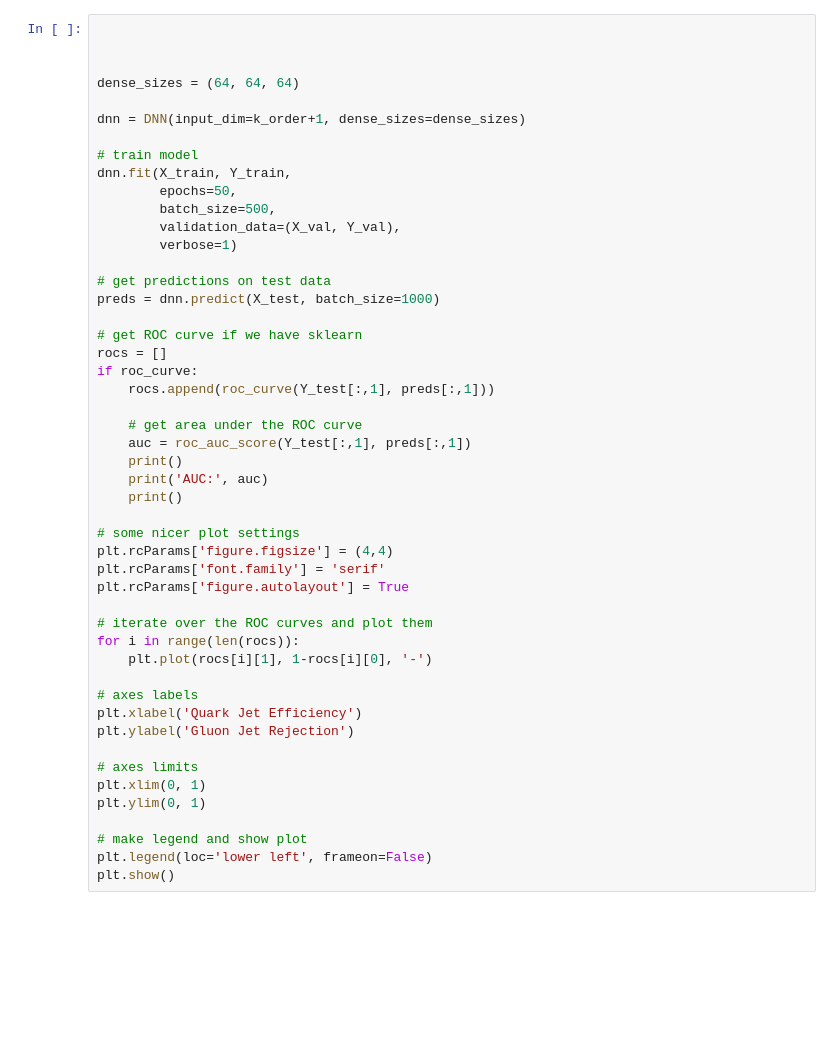
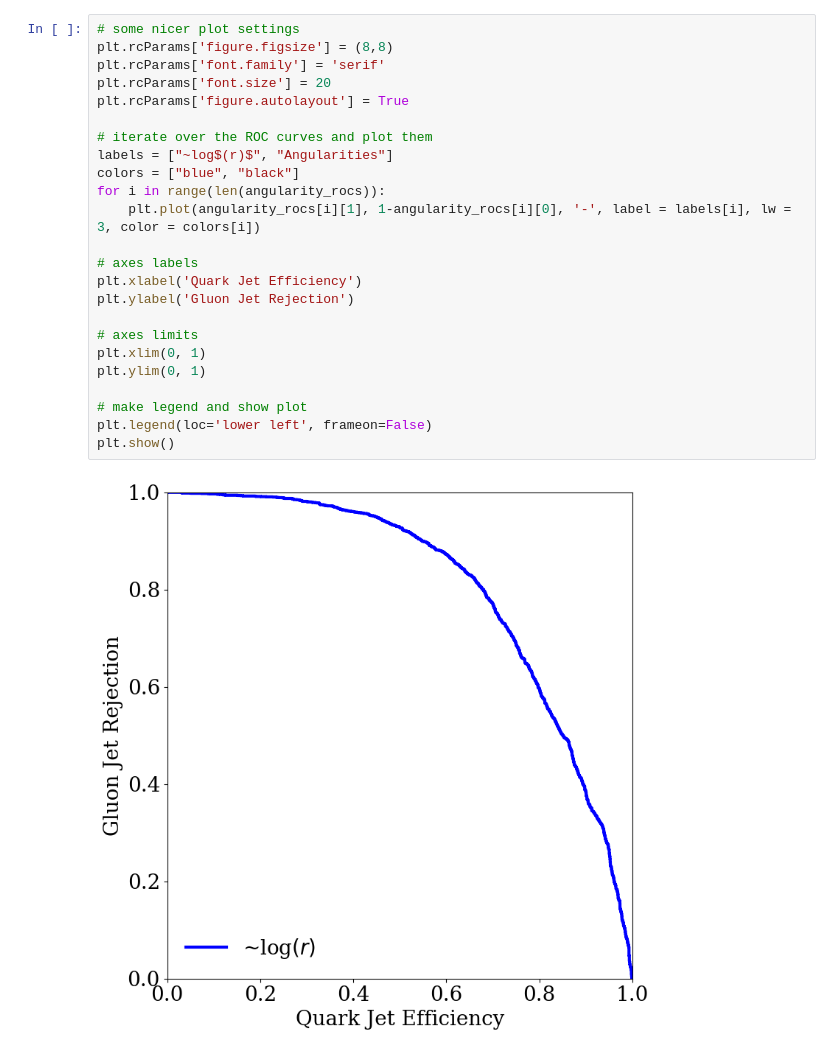
Before and after one commit to rikab/MomentAnalysis, a Jupyter notebook: log_moments.ipynb, the cells around one changed output. Cells and saved outputs as stored; diff of their text form; blank space fills up the shorter version.

```diff
--- a/log_moments.ipynb
+++ b/log_moments.ipynb
@@ -117,49 +585,26 @@ Error:
 # %%
-
-
-
-dense_sizes = (64, 64, 64)
-
-dnn = DNN(input_dim=k_order+1, dense_sizes=dense_sizes)
-
-# train model
-dnn.fit(X_train, Y_train,
-        epochs=50,
-        batch_size=500,
-        validation_data=(X_val, Y_val),
-        verbose=1)
-
-# get predictions on test data
-preds = dnn.predict(X_test, batch_size=1000)
-
-# get ROC curve if we have sklearn
-rocs = []
-if roc_curve:
-    rocs.append(roc_curve(Y_test[:,1], preds[:,1]))
-
-    # get area under the ROC curve
-    auc = roc_auc_score(Y_test[:,1], preds[:,1])
-    print()
-    print('AUC:', auc)
-    print()
-
 # some nicer plot settings
-plt.rcParams['figure.figsize'] = (4,4)
+plt.rcParams['figure.figsize'] = (8,8)
 plt.rcParams['font.family'] = 'serif'
+plt.rcParams['font.size'] = 20
 plt.rcParams['figure.autolayout'] = True
 
 # iterate over the ROC curves and plot them
-for i in range(len(rocs)):
-    plt.plot(rocs[i][1], 1-rocs[i][0], '-')
+labels = ["~log$(r)$", "Angularities"]
+colors = ["blue", "black"]
+for i in range(len(angularity_rocs)):
+    plt.plot(angularity_rocs[i][1], 1-angularity_rocs[i][0], '-', label = labels[i], lw = 3, color = colors[i])
 
 # axes labels
 plt.xlabel('Quark Jet Efficiency')
 plt.ylabel('Gluon Jet Rejection')
 
 # axes limits
 plt.xlim(0, 1)
 plt.ylim(0, 1)
 
 # make legend and show plot
 plt.legend(loc='lower left', frameon=False)
 plt.show()
+# %% [output]
+[figure, added]
```
Also changed, not shown: parts of 9 cells of this notebook, 6 other files.
